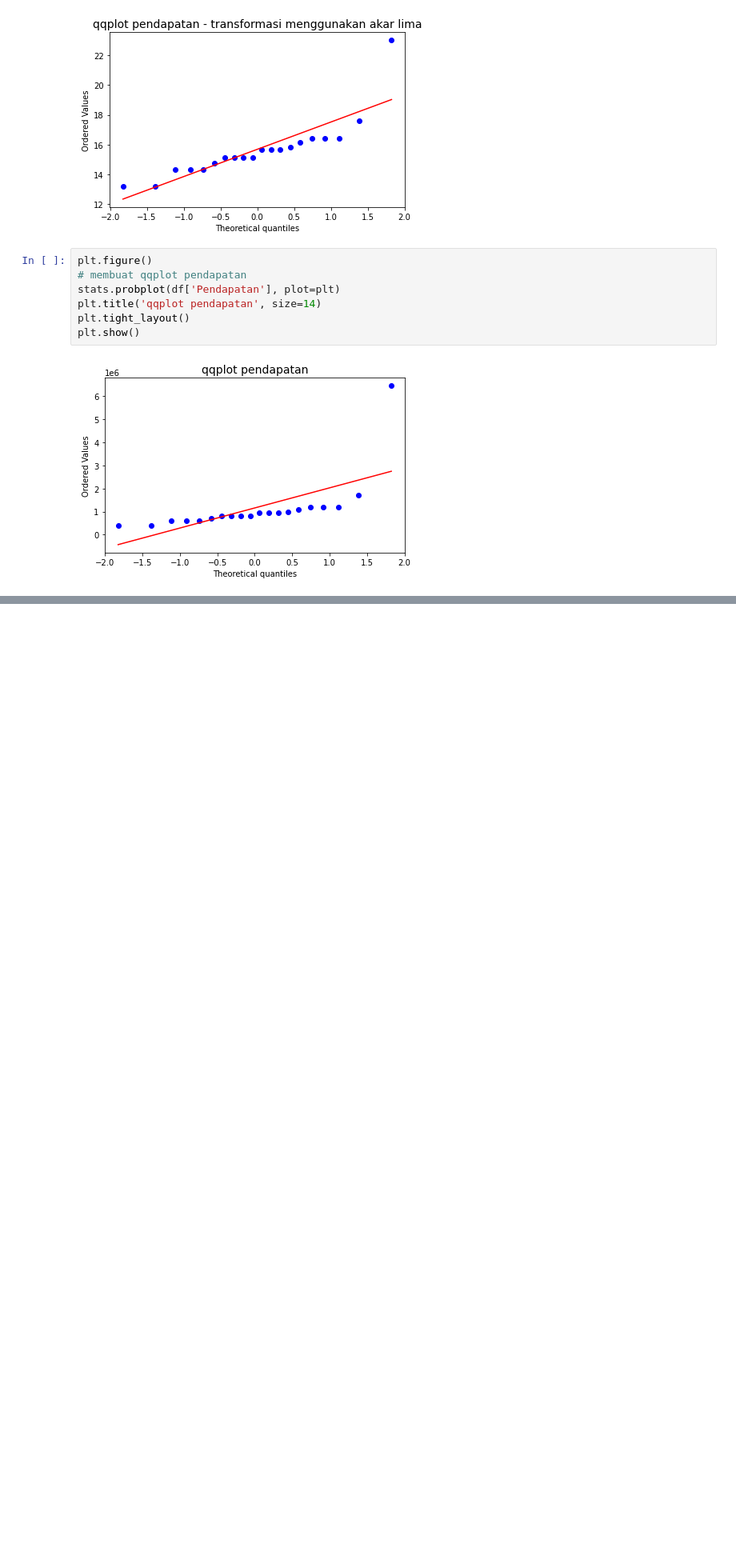
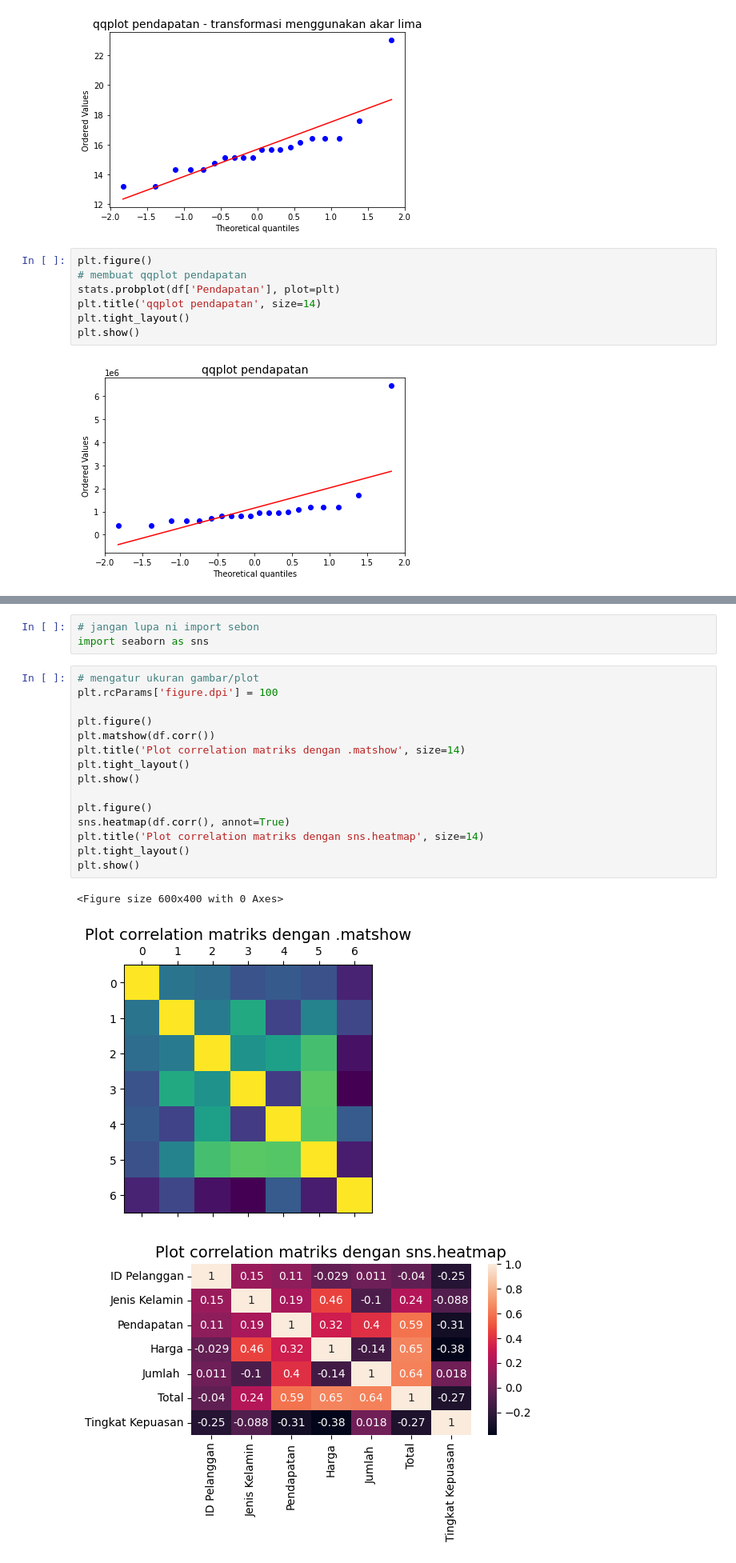
Before and after one commit to Iwanplayground/PROYEK-KECIL2AN, a Jupyter notebook: stat_usepy.ipynb, the cells around one changed output, grey strips where cells are left out. Shown: that part at 80% size. Drawn from its saved outputs; the diff is of its cells as text; blank space fills up the shorter version.

```diff
--- a/stat_usepy.ipynb
+++ b/stat_usepy.ipynb
@@ -173,0 +239,22 @@ plt.show()
+# %%
+# jangan lupa ni import sebon
+import seaborn as sns
+# %%
+# mengatur ukuran gambar/plot
+plt.rcParams['figure.dpi'] = 100
+
+plt.figure()
+plt.matshow(df.corr())
+plt.title('Plot correlation matriks dengan .matshow', size=14)
+plt.tight_layout()
+plt.show()
+
+plt.figure()
+sns.heatmap(df.corr(), annot=True)
+plt.title('Plot correlation matriks dengan sns.heatmap', size=14)
+plt.tight_layout()
+plt.show()
+# %% [output]
+<Figure size 600x400 with 0 Axes>
+[figure, added]
+[figure, added]
```
Also changed, not shown: parts of 18 cells of this notebook.
